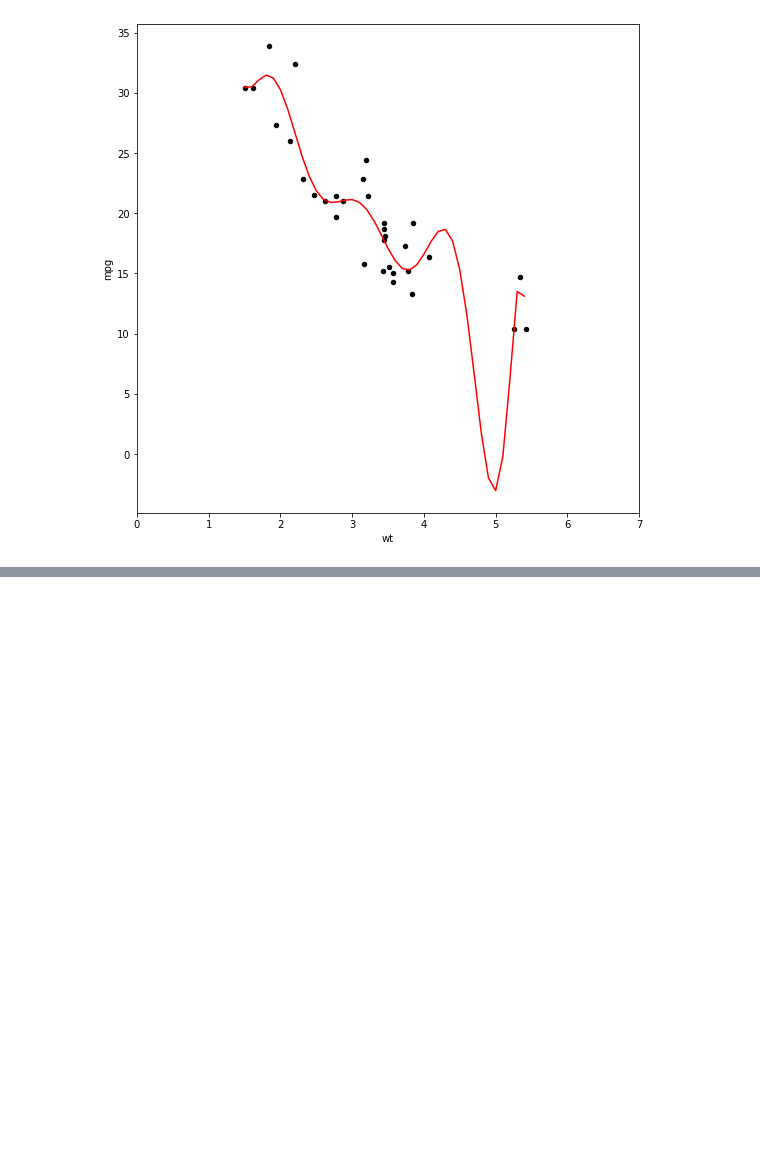
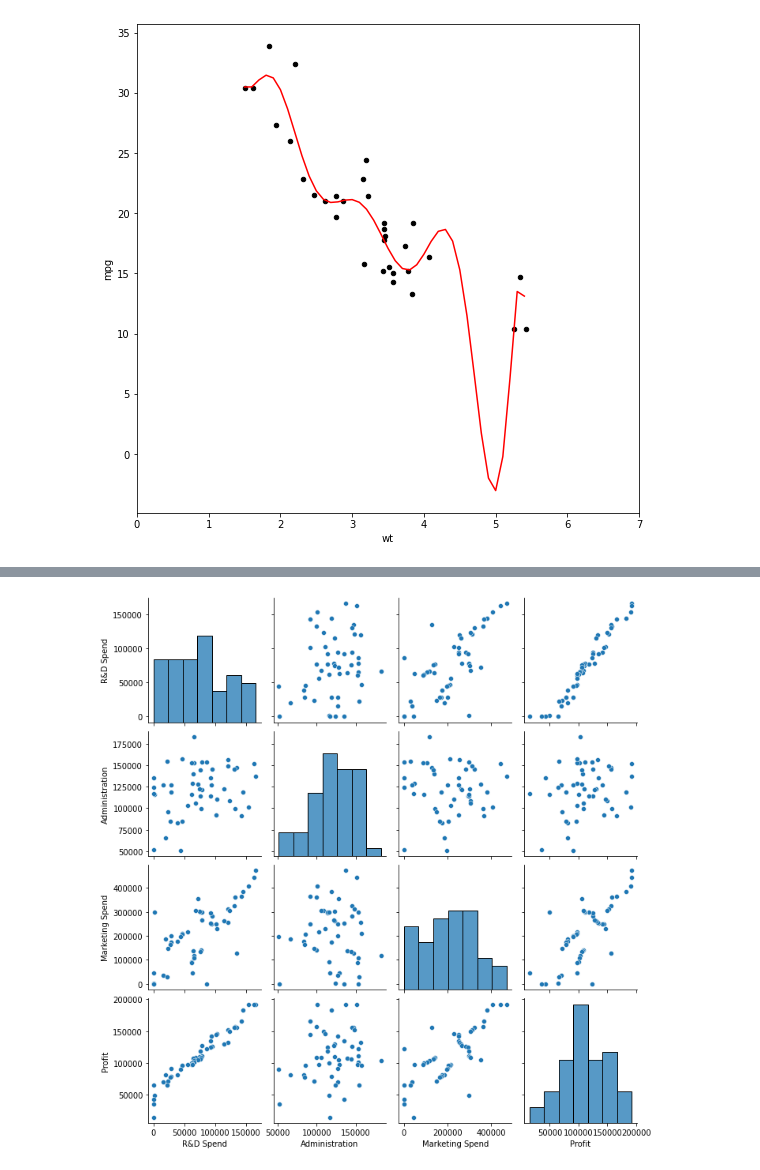
Before and after one commit to HoDinhKhanh/AI, a Jupyter notebook: machine_learning.ipynb, the cells around one changed output, grey strips where cells are left out. Saved outputs shown, nothing was run; the diff lists cells and outputs as text; code cells hidden in the pictures; blank space fills up the shorter version.

```diff
--- a/machine_learning.ipynb
+++ b/machine_learning.ipynb
@@ -377,0 +383,4 @@ plt.plot(range,y_pred,color = 'red');
+# %%
+url = '50_Startups.csv'
+data = pd.read_csv(url)
+data.head()
@@ -377,0 +394,4 @@ plt.plot(range,y_pred,color = 'red');
+# %%
+sns.pairplot(data);
+# %% [output]
+[figure, added]
```
Also changed, not shown: parts of 9 cells of this notebook.
